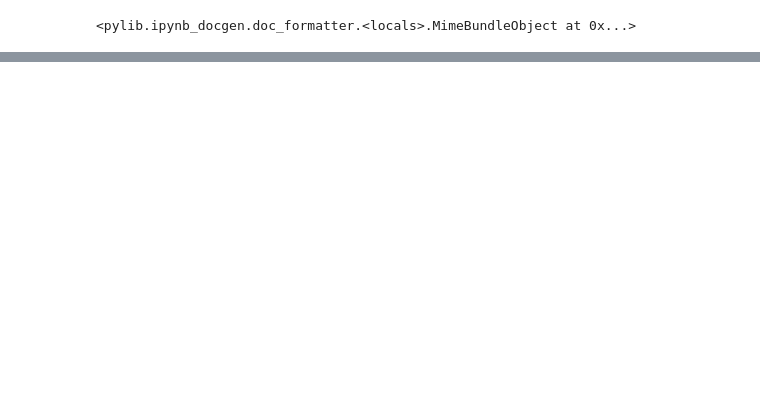
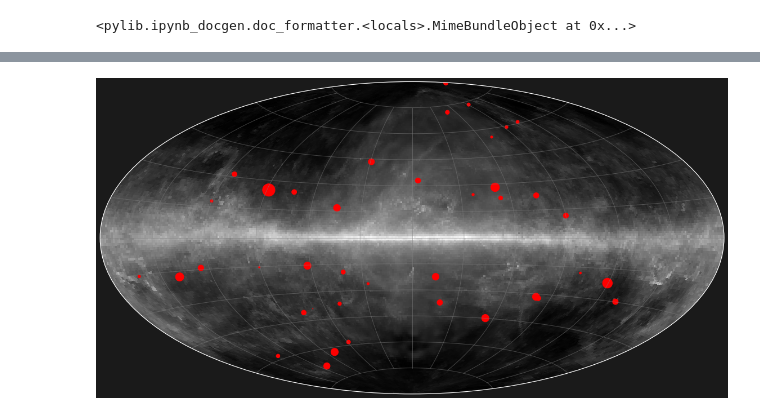
Before and after one commit to tburnett/srcpop, a Jupyter notebook: paper/kde_approach.ipynb, the cells around one changed output, grey strips where cells are left out. Saved outputs shown, nothing was run; the diff lists cells and outputs as text; code cells hidden in the pictures; blank space fills up the shorter version.

```diff
--- a/paper/kde_approach.ipynb
+++ b/paper/kde_approach.ipynb
@@ -60,0 +66,8 @@ show(fig)
+# %%
+dfy= dfc.query('blazar_kde>0.3')
+(AITfigure(figsize=(20,10))
+     .imshow(dmap, cmap='gist_gray')
+    .scatter(dfy, s=100*dfy.log_fpeak, c='red')
+);
+# %% [output]
+[figure, added]
```
Also changed, not shown: parts of 14 cells of this notebook, 12 other files.
